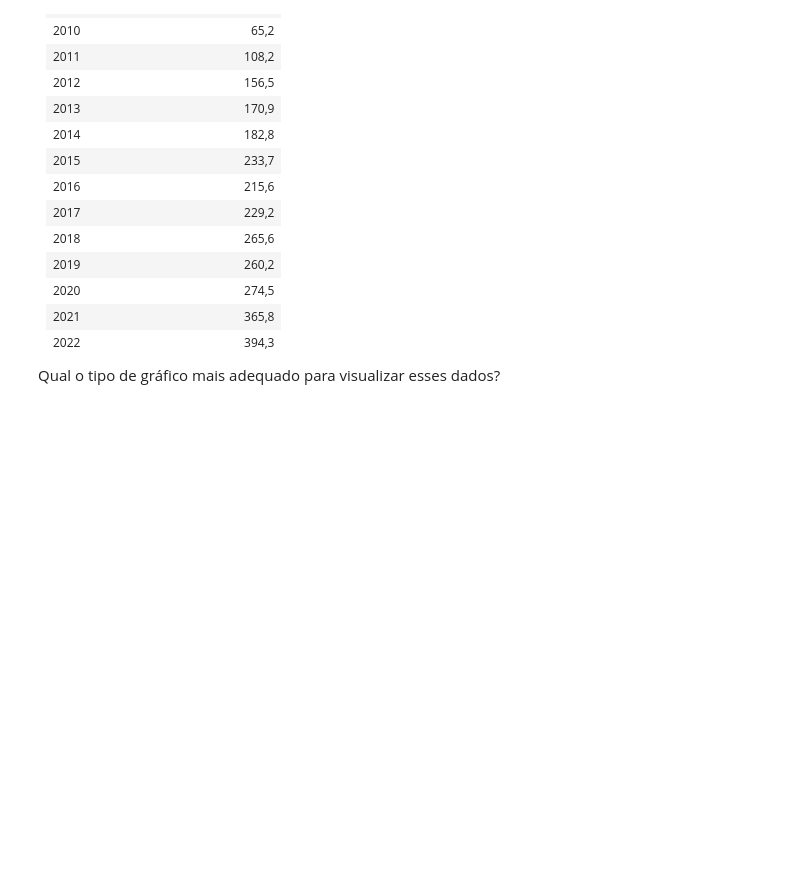
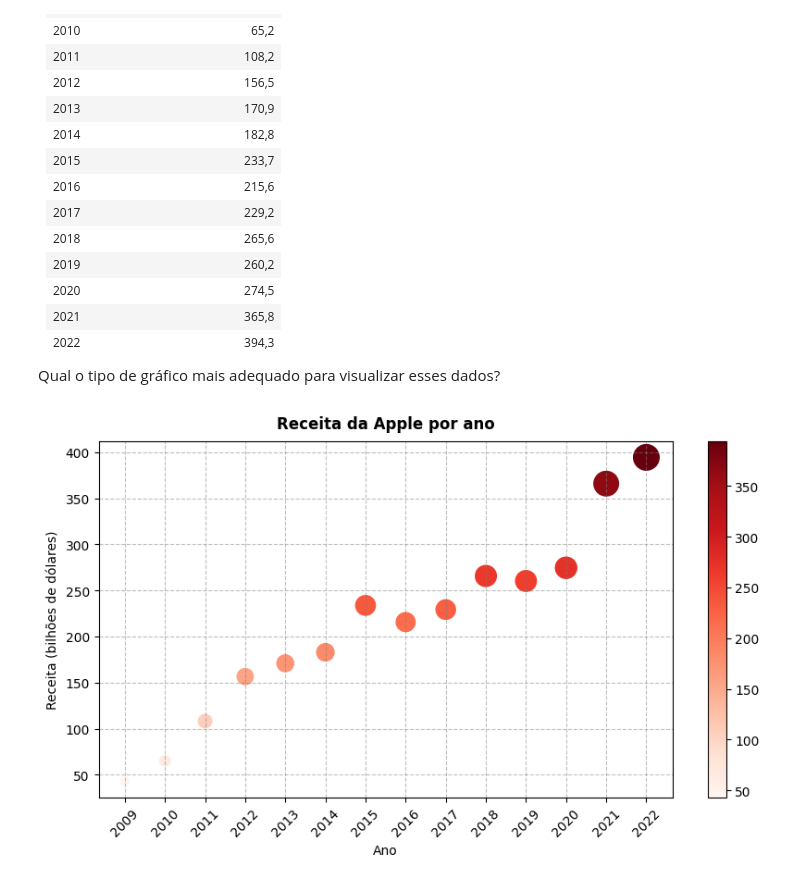
Before and after one commit to accorsi-lucas/Matplotlib-e-Seaborn, a Jupyter notebook: Matplotlib - exercícios - gráfico de dispersão/08_exercicios_parte_3_inicial.ipynb, the cells around one changed output. Saved outputs shown, nothing was run; the diff lists cells and outputs as text; code cells hidden in the pictures; blank space fills up the shorter version.

```diff
--- a/Matplotlib - exercícios - gráfico de dispersão/08_exercicios_parte_3_inicial.ipynb
+++ b/Matplotlib - exercícios - gráfico de dispersão/08_exercicios_parte_3_inicial.ipynb
@@ -42,0 +41,20 @@ receita = [42.9, 65.2, 108.2, 156.5, 170.9, 182.8, 233.7, 215.6, 229.2, 265.6, 2
+# %%
+# gráfico de dispersão
+
+import matplotlib.pyplot as plt
+
+plt.figure(figsize=(10, 5))
+
+cores = plt.get_cmap('Set3').colors
+plt.scatter(ano, receita, s=receita, c=receita, cmap='Reds')
+plt.grid(True, linestyle='--', color='gray', alpha=0.5)
+plt.xticks(ano, rotation=45)
+
+plt.xlabel('Ano')
+plt.ylabel('Receita (bilhões de dólares)')
+plt.title('Receita da Apple por ano', pad=10, fontweight='bold')
+
+plt.colorbar()
+plt.show()
+# %% [output]
+[figure, added]
```
Also changed, not shown: parts of 1 cell of this notebook, 3 other files.
